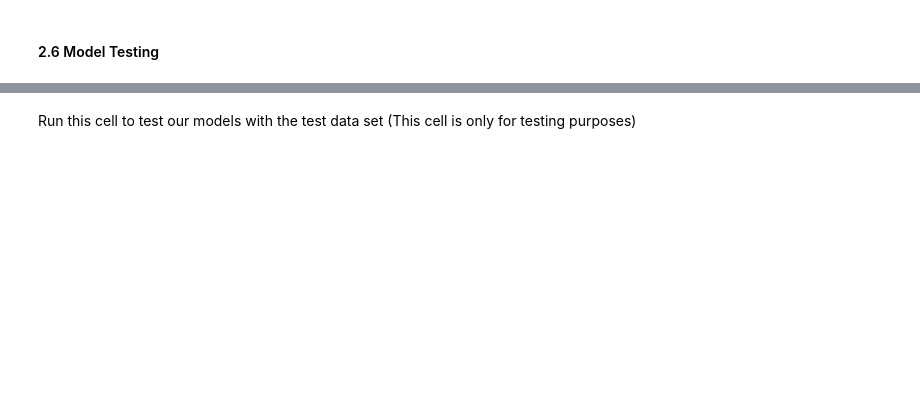
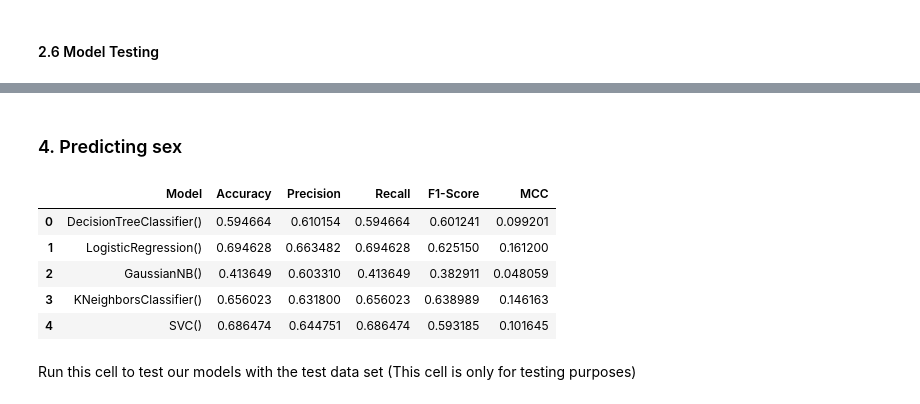
Before and after one commit to edupro26/EC-Project, a Jupyter notebook: EC_grupo06_projeto.ipynb, the cells around one changed output, grey strips where cells are left out. Saved outputs shown, nothing was run; the diff lists cells and outputs as text; code cells hidden in the pictures; blank space fills up the shorter version.

```diff
--- a/EC_grupo06_projeto.ipynb
+++ b/EC_grupo06_projeto.ipynb
@@ -283,3 +313,29 @@ best_model_test
+# %% [markdown]
+### 4. Predicting sex
+# %%
+df_sex = df_encoded.dropna(subset=['sex:'])
+X = df_sex.drop('sex:', axis='columns')
+y = df_sex['sex:']
+X_TRAIN, X_TEST, y_TRAIN, y_TEST = train_test_split(X, y, test_size=0.2)
+X_train_scl, X_test_scl = scale_data(X_TRAIN, X_TEST)
+X_train_imp, X_test_imp = impute_data(X_train_scl, X_test_scl)
+X_TRAIN = pd.DataFrame(X_train_imp, columns=X_TRAIN.columns)
+X_TEST = pd.DataFrame(X_test_imp, columns=X_TEST.columns)
+
+X_TRAIN, X_TEST = feature_selection(LogisticRegression(), X_TRAIN, y_TRAIN, X_TEST)
+tree = evaluate(DecisionTreeClassifier(), X_TRAIN, y_TRAIN)
+lgr = evaluate(LogisticRegression(), X_TRAIN, y_TRAIN)
+naive_bayes = evaluate(GaussianNB(), X_TRAIN, y_TRAIN)
+knn = evaluate(KNeighborsClassifier(), X_TRAIN, y_TRAIN)
+svm = evaluate(SVC(), X_TRAIN, y_TRAIN)
+pd.DataFrame([tree, lgr, naive_bayes, knn, svm], columns=eval_metrics)
+# %% [output]
+|  | Model | Accuracy | Precision | Recall | F1-Score | MCC |
+| 0 | DecisionTreeClassifier() | 0.594664 | 0.610154 | 0.594664 | 0.601241 | 0.099201 |
+| 1 | LogisticRegression() | 0.694628 | 0.663482 | 0.694628 | 0.625150 | 0.161200 |
+| 2 | GaussianNB() | 0.413649 | 0.603310 | 0.413649 | 0.382911 | 0.048059 |
+| 3 | KNeighborsClassifier() | 0.656023 | 0.631800 | 0.656023 | 0.638989 | 0.146163 |
+| 4 | SVC() | 0.686474 | 0.644751 | 0.686474 | 0.593185 | 0.101645 |
 # %% [markdown]
 Run this cell to test our models with the test data set (This cell is only for testing purposes)
 # %%
```
Also changed, not shown: parts of 9 cells of this notebook.
